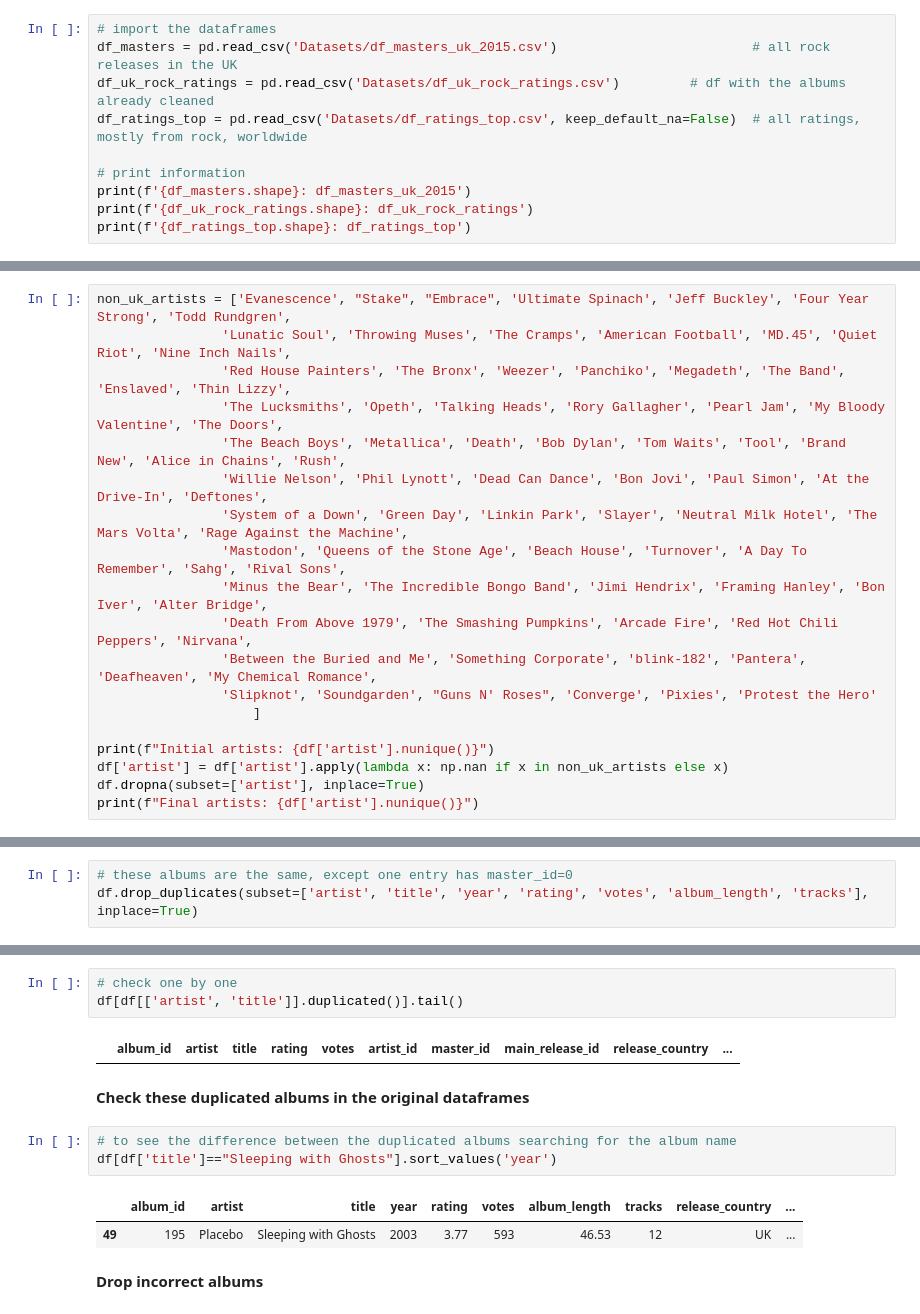
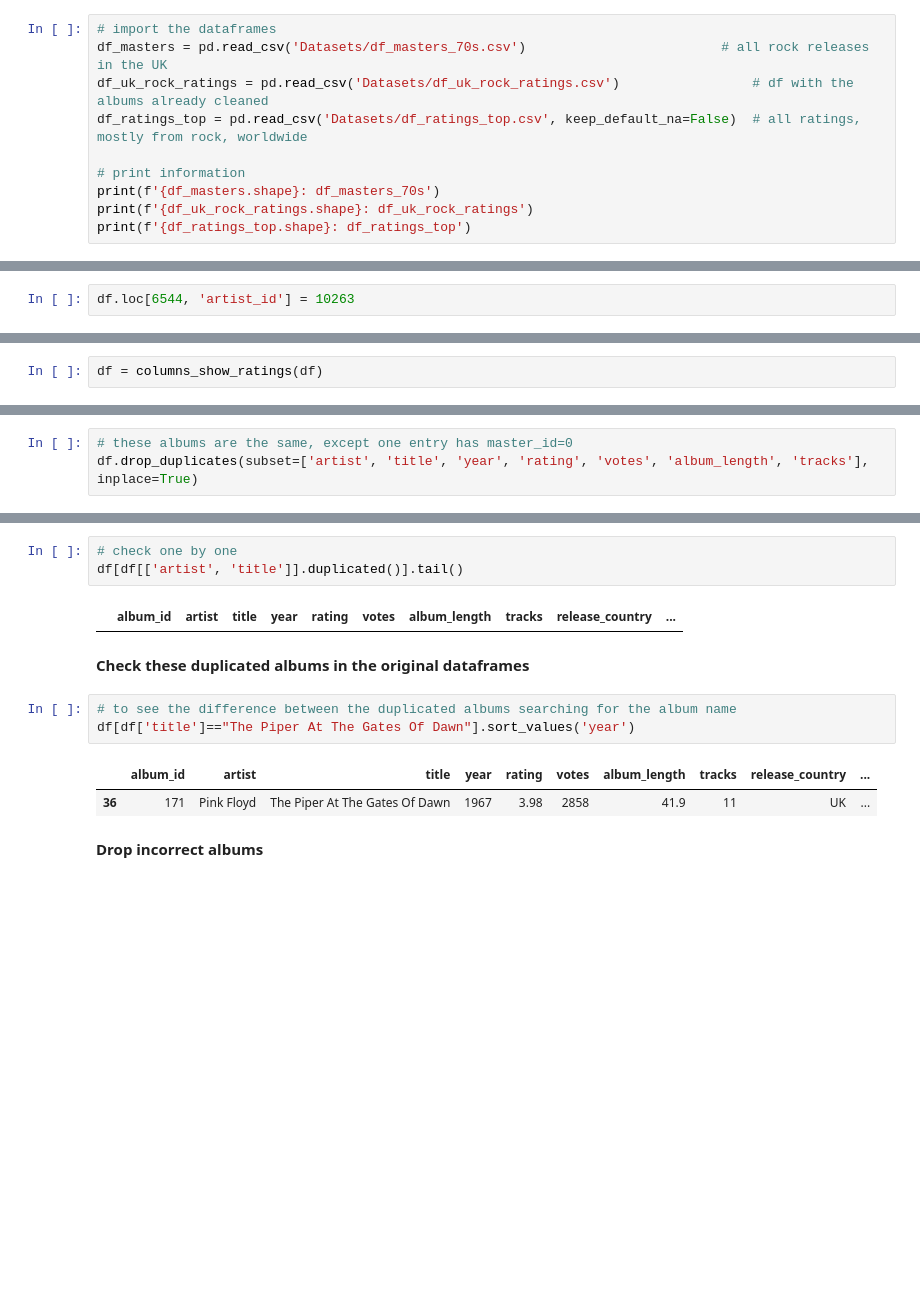
Before and after one commit to arnauog/what_the_rock, a Jupyter notebook: merges.ipynb, the cells around one changed output, grey strips where cells are left out. Cells and saved outputs as stored; diff of their text form; blank space fills up the shorter version.

Commit message:
df_uk all albums not fully clean

```diff
--- a/merges.ipynb
+++ b/merges.ipynb
@@ -324,12 +329,12 @@ df.to_csv('Datasets/df_masters_ratings_uk.csv', index=False)
 # **1. Merge ``df_masters`` & ``df_ratings``**
 # %%
 # import the dataframes
-df_masters = pd.read_csv('Datasets/df_masters_uk_2015.csv')                         # all rock releases in the UK
-df_uk_rock_ratings = pd.read_csv('Datasets/df_uk_rock_ratings.csv')         # df with the albums already cleaned
+df_masters = pd.read_csv('Datasets/df_masters_70s.csv')                         # all rock releases in the UK
+df_uk_rock_ratings = pd.read_csv('Datasets/df_uk_rock_ratings.csv')                 # df with the albums already cleaned
 df_ratings_top = pd.read_csv('Datasets/df_ratings_top.csv', keep_default_na=False)  # all ratings, mostly from rock, worldwide
 
 # print information
-print(f'{df_masters.shape}: df_masters_uk_2015')
+print(f'{df_masters.shape}: df_masters_70s')
 print(f'{df_uk_rock_ratings.shape}: df_uk_rock_ratings')
 print(f'{df_ratings_top.shape}: df_ratings_top')
 # %% [output]
@@ -592,0 +608,2 @@ print(f"{round(df.shape[0] / df_masters.shape[0]*100, 2)} % of the albums have r
+# %%
+df.loc[6544, 'artist_id'] = 10263
@@ -601,0 +621,2 @@ columns_show_ratings(df)
+# %%
+df = columns_show_ratings(df)
@@ -639,22 +665,3 @@ df['artist'].nunique()
 I want to **drop duplicates** and releases from **bands outside of the UK**, I only want to keep brittish artists. Also **drop compilations and live albums**.
 # %% [markdown]
 **Deleting artists from outside the UK**
-# %%
-non_uk_artists = ['Evanescence', "Stake", "Embrace", 'Ultimate Spinach', 'Jeff Buckley', 'Four Year Strong', 'Todd Rundgren',
-                'Lunatic Soul', 'Throwing Muses', 'The Cramps', 'American Football', 'MD.45', 'Quiet Riot', 'Nine Inch Nails',
-                'Red House Painters', 'The Bronx', 'Weezer', 'Panchiko', 'Megadeth', 'The Band', 'Enslaved', 'Thin Lizzy',
-                'The Lucksmiths', 'Opeth', 'Talking Heads', 'Rory Gallagher', 'Pearl Jam', 'My Bloody Valentine', 'The Doors',
-                'The Beach Boys', 'Metallica', 'Death', 'Bob Dylan', 'Tom Waits', 'Tool', 'Brand New', 'Alice in Chains', 'Rush',
-                'Willie Nelson', 'Phil Lynott', 'Dead Can Dance', 'Bon Jovi', 'Paul Simon', 'At the Drive-In', 'Deftones',
-                'System of a Down', 'Green Day', 'Linkin Park', 'Slayer', 'Neutral Milk Hotel', 'The Mars Volta', 'Rage Against the Machine',
-                'Mastodon', 'Queens of the Stone Age', 'Beach House', 'Turnover', 'A Day To Remember', 'Sahg', 'Rival Sons',
-                'Minus the Bear', 'The Incredible Bongo Band', 'Jimi Hendrix', 'Framing Hanley', 'Bon Iver', 'Alter Bridge',
-                'Death From Above 1979', 'The Smashing Pumpkins', 'Arcade Fire', 'Red Hot Chili Peppers', 'Nirvana',
-                'Between the Buried and Me', 'Something Corporate', 'blink-182', 'Pantera', 'Deafheaven', 'My Chemical Romance',
-                'Slipknot', 'Soundgarden', "Guns N' Roses", 'Converge', 'Pixies', 'Protest the Hero'
-                    ]
-
-print(f"Initial artists: {df['artist'].nunique()}")
-df['artist'] = df['artist'].apply(lambda x: np.nan if x in non_uk_artists else x)
-df.dropna(subset=['artist'], inplace=True)
-print(f"Final artists: {df['artist'].nunique()}")
@@ -684,15 +688,15 @@ df[['artist', 'title']].duplicated().sum()
 # check one by one
 df[df[['artist', 'title']].duplicated()].tail()
 # %% [output]
-|  | album_id | artist | title | rating | votes | artist_id | master_id | main_release_id | release_country | ... |
+|  | album_id | artist | title | year | rating | votes | album_length | tracks | release_country | ... |
 # %% [markdown]
 **Check these duplicated albums in the original dataframes**
 # %%
 # to see the difference between the duplicated albums searching for the album name
-df[df['title']=="Sleeping with Ghosts"].sort_values('year')
+df[df['title']=="The Piper At The Gates Of Dawn"].sort_values('year')
 # %% [output]
 |  | album_id | artist | title | year | rating | votes | album_length | tracks | release_country | ... |
-| 49 | 195 | Placebo | Sleeping with Ghosts | 2003 | 3.77 | 593 | 46.53 | 12 | UK | ... |
+| 36 | 171 | Pink Floyd | The Piper At The Gates Of Dawn | 1967 | 3.98 | 2858 | 41.9 | 11 | UK | ... |
 # %% [markdown]
 **Drop incorrect albums**
 # %%
```
Also changed, not shown: parts of 54 cells of this notebook, 6 other files.
